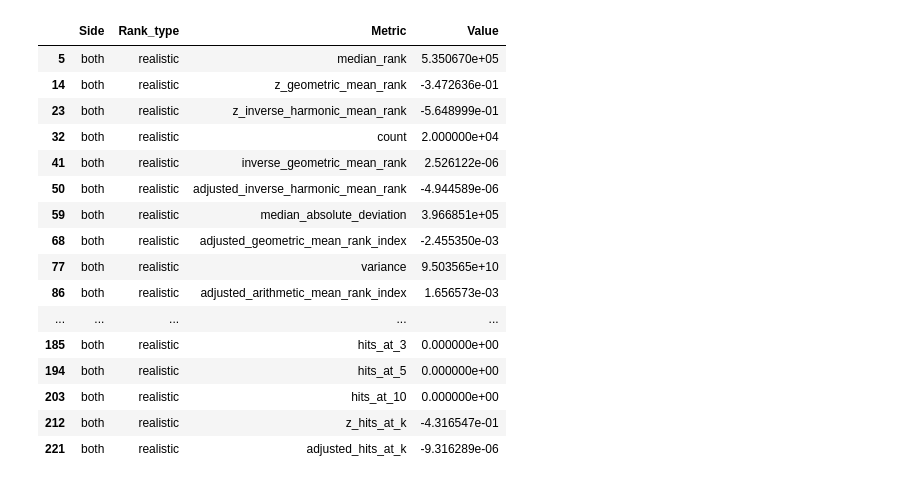
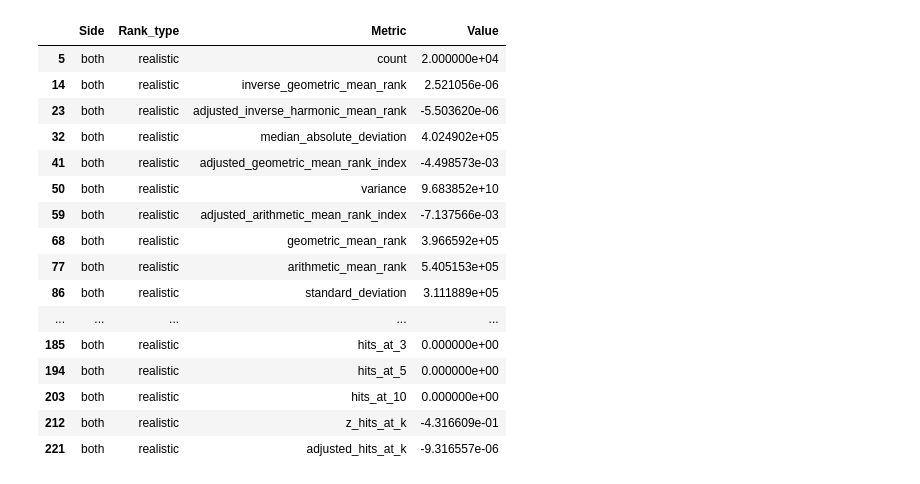
Before and after one commit to askakolbaska1/graph_LP, a Jupyter notebook: KGE/CK_KGE.ipynb, the cells around one changed output. Drawn from its saved outputs; the diff is of its cells as text; code cells hidden in the pictures.

```diff
--- a/KGE/CK_KGE.ipynb
+++ b/KGE/CK_KGE.ipynb
@@ -15,16 +15,16 @@ main_data = pd.read_csv('../data/edges/triples.csv')
 main_data = main_data.astype(str)
 
 triples = main_data[['id_entity_1', 'predicate', 'id_entity_2']].values
-triplet_data = TriplesFactory.from_labeled_triples(triples, create_inverse_triples=True)
+triplet_data = TriplesFactory.from_labeled_triples(triples, create_inverse_triples=False)
 training_set, testing_set, validation_set = triplet_data.split([0.8, 0.1, 0.1], random_state=17)
 # %%
 EMB_DIM = 128
 LR = 1e-3
-MARGIN = 1.2
+MARGIN = 1
 WEIGHT = 1e-3
-EPOCHS = 10
-BATCH_SIZE = 4096
-NUM_NEGS_PER_POS = 50
+EPOCHS = 5
+BATCH_SIZE = 8192
+NUM_NEGS_PER_POS = 1
 
 loss_function = MarginRankingLoss(margin=MARGIN)
 
@@ -43,7 +43,7 @@ training_loop = SLCWATrainingLoop(
     model=model,
     triples_factory=training_set,
     optimizer=optimizer,
-    negative_sampler='bernoulli',
+    negative_sampler='basic',
     negative_sampler_kwargs=dict(
         num_negs_per_pos=NUM_NEGS_PER_POS
     )
@@ -61,10 +61,10 @@ evaluator = RankBasedEvaluator()
 model_results = evaluator.evaluate(
     model=model,
     mapped_triples=testing_set.mapped_triples.to(device),
-    additional_filter_triples=[
-            training_set.mapped_triples.to(device),
-            validation_set.mapped_triples.to(device),
-        ],
+    # additional_filter_triples=[
+    #         training_set.mapped_triples.to(device),
+    #         validation_set.mapped_triples.to(device),
+    #     ],
 )
 
 
@@ -76,34 +87,35 @@ KeyboardInterrupt:
 # %%
 evaluator = RankBasedEvaluator()
 
 model_results = evaluator.evaluate(
     model=model,
     mapped_triples=testing_set.mapped_triples[:10000].to(device),
     additional_filter_triples=[
             training_set.mapped_triples.to(device),
             validation_set.mapped_triples.to(device),
+            testing_set.mapped_triples.to(device)
         ],
 )
 
 
 metrics = model_results.to_df()
 metrics = metrics[(metrics['Side'] == 'both') & (metrics['Rank_type'] == 'realistic')]
 metrics
 # %% [output]
 |  | Side | Rank_type | Metric | Value |
-| 5 | both | realistic | median_rank | 5.350670e+05 |
-| 14 | both | realistic | z_geometric_mean_rank | -3.472636e-01 |
-| 23 | both | realistic | z_inverse_harmonic_mean_rank | -5.648999e-01 |
-| 32 | both | realistic | count | 2.000000e+04 |
-| 41 | both | realistic | inverse_geometric_mean_rank | 2.526122e-06 |
-| 50 | both | realistic | adjusted_inverse_harmonic_mean_rank | -4.944589e-06 |
-| 59 | both | realistic | median_absolute_deviation | 3.966851e+05 |
-| 68 | both | realistic | adjusted_geometric_mean_rank_index | -2.455350e-03 |
-| 77 | both | realistic | variance | 9.503565e+10 |
-| 86 | both | realistic | adjusted_arithmetic_mean_rank_index | 1.656573e-03 |
+| 5 | both | realistic | count | 2.000000e+04 |
+| 14 | both | realistic | inverse_geometric_mean_rank | 2.521056e-06 |
+| 23 | both | realistic | adjusted_inverse_harmonic_mean_rank | -5.503620e-06 |
+| 32 | both | realistic | median_absolute_deviation | 4.024902e+05 |
+| 41 | both | realistic | adjusted_geometric_mean_rank_index | -4.498573e-03 |
+| 50 | both | realistic | variance | 9.683852e+10 |
+| 59 | both | realistic | adjusted_arithmetic_mean_rank_index | -7.137566e-03 |
+| 68 | both | realistic | geometric_mean_rank | 3.966592e+05 |
+| 77 | both | realistic | arithmetic_mean_rank | 5.405153e+05 |
+| 86 | both | realistic | standard_deviation | 3.111889e+05 |
 | ... | ... | ... | ... | ... |
 | 185 | both | realistic | hits_at_3 | 0.000000e+00 |
 | 194 | both | realistic | hits_at_5 | 0.000000e+00 |
 | 203 | both | realistic | hits_at_10 | 0.000000e+00 |
-| 212 | both | realistic | z_hits_at_k | -4.316547e-01 |
-| 221 | both | realistic | adjusted_hits_at_k | -9.316289e-06 |
+| 212 | both | realistic | z_hits_at_k | -4.316609e-01 |
+| 221 | both | realistic | adjusted_hits_at_k | -9.316557e-06 |
```
Also changed, not shown: parts of 2 cells of this notebook, 1 other file.
